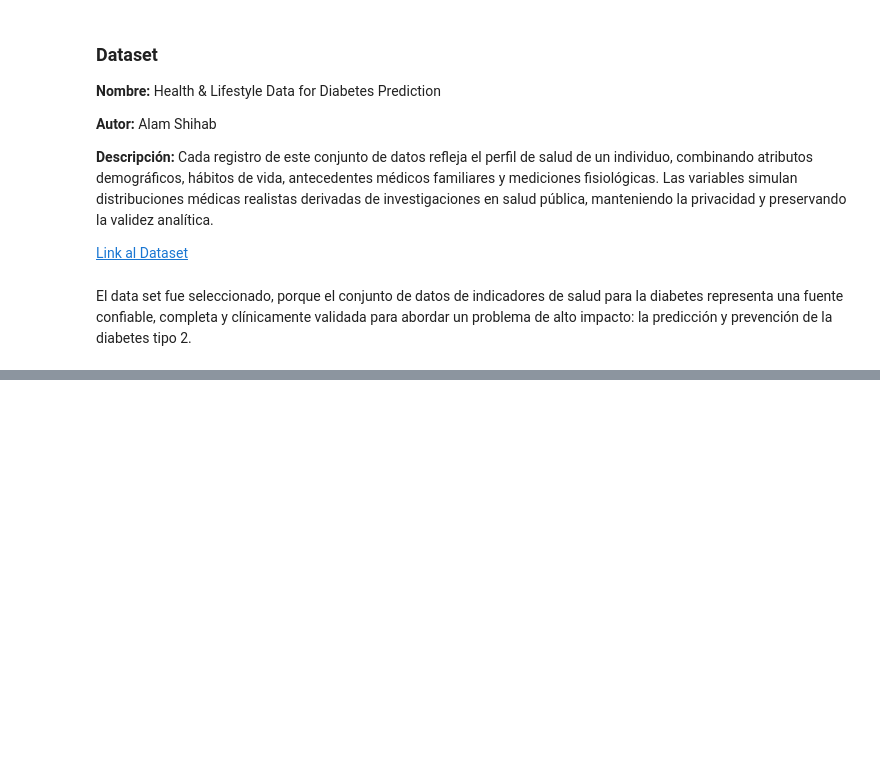
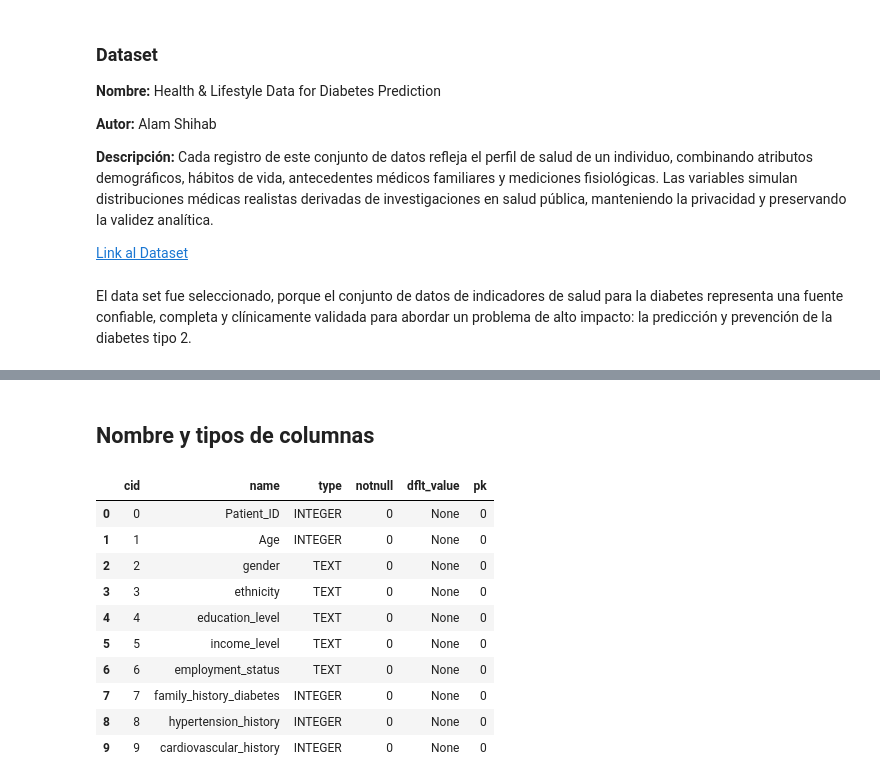
Before and after one commit to maycolvasquez-iud/Bigdata_20252, a Jupyter notebook: Vasquez_Maycol_Actividad_1.ipynb, the cells around one changed output, grey strips where cells are left out. Saved outputs shown, nothing was run; the diff lists cells and outputs as text; code cells hidden in the pictures; blank space fills up the shorter version.

```diff
--- a/Vasquez_Maycol_Actividad_1.ipynb
+++ b/Vasquez_Maycol_Actividad_1.ipynb
@@ -38,0 +174,33 @@ Link a gráfico: https://dbdiagram.io/d/690ecad26735e11170d17020
+# %% [markdown]
+## **Nombre y tipos de columnas**
+# %%
+import sqlite3
+import pandas as pd
+
+conn = sqlite3.connect('diabetes_database.db')
+cursor = conn.cursor()
+
+cursor.execute("PRAGMA table_info(Patients)")
+table_info = cursor.fetchall()
+
+# Get column names for the PRAGMA output
+pragma_column_names = [description[0] for description in cursor.description]
+
+# Create a pandas DataFrame for better display of table info
+table_info_df = pd.DataFrame(table_info, columns=pragma_column_names)
+
+display(table_info_df)
+
+conn.close()
+# %% [output]
+|  | cid | name | type | notnull | dflt_value | pk |
+| 0 | 0 | Patient_ID | INTEGER | 0 | None | 0 |
+| 1 | 1 | Age | INTEGER | 0 | None | 0 |
+| 2 | 2 | gender | TEXT | 0 | None | 0 |
+| 3 | 3 | ethnicity | TEXT | 0 | None | 0 |
+| 4 | 4 | education_level | TEXT | 0 | None | 0 |
+| 5 | 5 | income_level | TEXT | 0 | None | 0 |
+| 6 | 6 | employment_status | TEXT | 0 | None | 0 |
+| 7 | 7 | family_history_diabetes | INTEGER | 0 | None | 0 |
+| 8 | 8 | hypertension_history | INTEGER | 0 | None | 0 |
+| 9 | 9 | cardiovascular_history | INTEGER | 0 | None | 0 |
```
Also changed, not shown: parts of 17 cells of this notebook, 1 other file.
